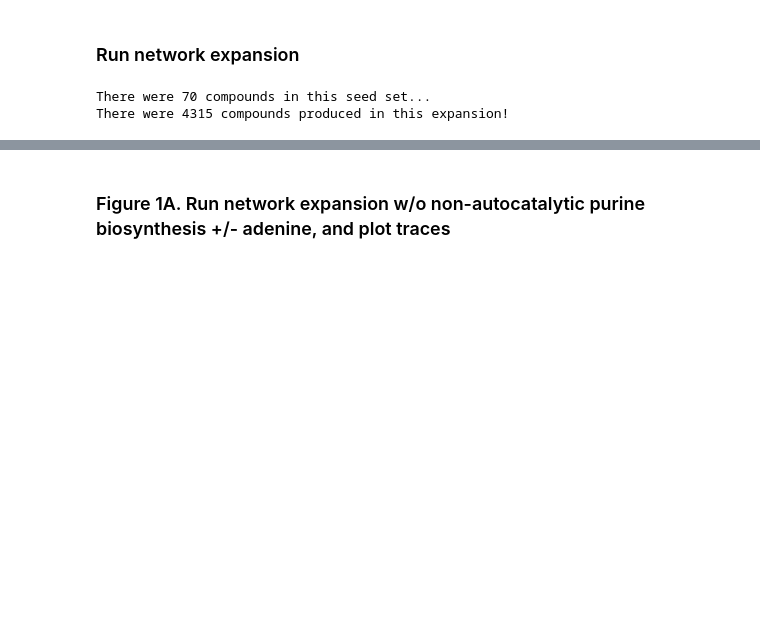
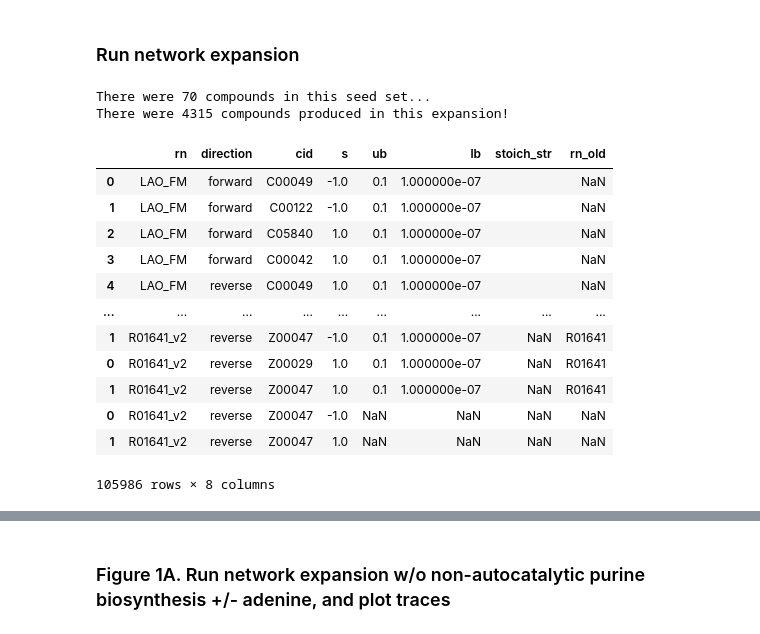
Before and after one commit to jgoldford/metabolic-continuity, a Jupyter notebook: main.ipynb, the cells around one changed output, grey strips where cells are left out. Cells and saved outputs as stored; diff of their text form; code cells hidden in the pictures; blank space fills up the shorter version.

```diff
--- a/main.ipynb
+++ b/main.ipynb
@@ -52,0 +55,16 @@ There were 4315 compounds produced in this expansion!
+# %%
+metabolism.networkan
+# %% [output]
+|  | rn | direction | cid | s | ub | lb | stoich_str | rn_old |
+| 0 | LAO_FM | forward | C00049 | -1.0 | 0.1 | 1.000000e-07 |  | NaN |
+| 1 | LAO_FM | forward | C00122 | -1.0 | 0.1 | 1.000000e-07 |  | NaN |
+| 2 | LAO_FM | forward | C05840 | 1.0 | 0.1 | 1.000000e-07 |  | NaN |
+| 3 | LAO_FM | forward | C00042 | 1.0 | 0.1 | 1.000000e-07 |  | NaN |
+| 4 | LAO_FM | reverse | C00049 | 1.0 | 0.1 | 1.000000e-07 |  | NaN |
+| ... | ... | ... | ... | ... | ... | ... | ... | ... |
+| 1 | R01641_v2 | reverse | Z00047 | -1.0 | 0.1 | 1.000000e-07 | NaN | R01641 |
+| 0 | R01641_v2 | reverse | Z00029 | 1.0 | 0.1 | 1.000000e-07 | NaN | R01641 |
+| 1 | R01641_v2 | reverse | Z00047 | 1.0 | 0.1 | 1.000000e-07 | NaN | R01641 |
+| 0 | R01641_v2 | reverse | Z00047 | -1.0 | NaN | NaN | NaN | NaN |
+| 1 | R01641_v2 | reverse | Z00047 | 1.0 | NaN | NaN | NaN | NaN |
+105986 rows × 8 columns
```
Also changed, not shown: parts of 2 cells of this notebook, 3 other files.
